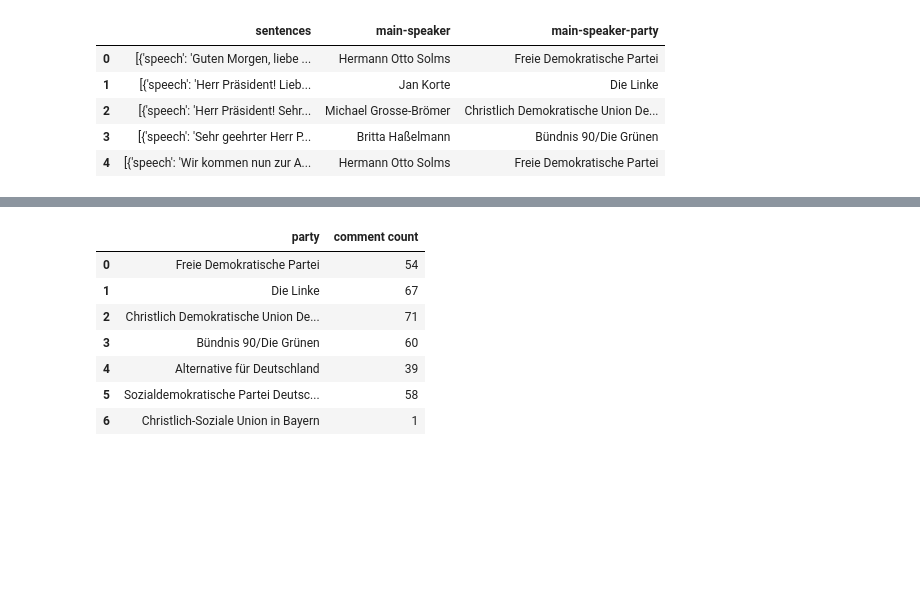
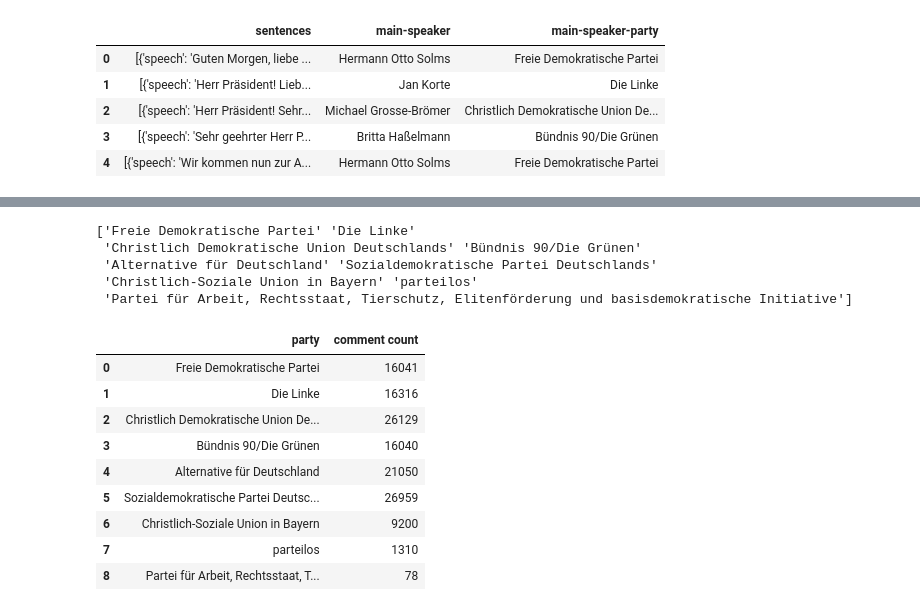
Before and after one commit to lukassailer/dl-bundestag, a Jupyter notebook: exp/comment_processing_01.ipynb, the cells around one changed output, grey strips where cells are left out. Saved outputs shown, nothing was run; the diff lists cells and outputs as text; code cells hidden in the pictures; blank space fills up the shorter version.

```diff
--- a/exp/comment_processing_01.ipynb
+++ b/exp/comment_processing_01.ipynb
@@ -61,20 +65,29 @@ speakersDF.plot.bar(x="speaker", y="comment count")
 # %%
-parties = dataExtracted["main-speaker-party"].unique()
+partiesUnfiltered = dataExtracted["main-speaker-party"].unique()
+parties = partiesUnfiltered[partiesUnfiltered != np.array(None)]
+print(parties)
 commentCountPerParty = [
     len(getComments(dataExtracted, partyFilter=party)) for party in parties]
 
 partiesDF = pd.DataFrame(
     data={"party": parties, "comment count": commentCountPerParty})
 partiesDF
 # %% [output]
+['Freie Demokratische Partei' 'Die Linke'
+ 'Christlich Demokratische Union Deutschlands' 'Bündnis 90/Die Grünen'
+ 'Alternative für Deutschland' 'Sozialdemokratische Partei Deutschlands'
+ 'Christlich-Soziale Union in Bayern' 'parteilos'
+ 'Partei für Arbeit, Rechtsstaat, Tierschutz, Elitenförderung und basisdemokratische Initiative']
 |  | party | comment count |
-| 0 | Freie Demokratische Partei | 54 |
-| 1 | Die Linke | 67 |
-| 2 | Christlich Demokratische Union De... | 71 |
-| 3 | Bündnis 90/Die Grünen | 60 |
-| 4 | Alternative für Deutschland | 39 |
-| 5 | Sozialdemokratische Partei Deutsc... | 58 |
-| 6 | Christlich-Soziale Union in Bayern | 1 |
+| 0 | Freie Demokratische Partei | 16041 |
+| 1 | Die Linke | 16316 |
+| 2 | Christlich Demokratische Union De... | 26129 |
+| 3 | Bündnis 90/Die Grünen | 16040 |
+| 4 | Alternative für Deutschland | 21050 |
+| 5 | Sozialdemokratische Partei Deutsc... | 26959 |
+| 6 | Christlich-Soziale Union in Bayern | 9200 |
+| 7 | parteilos | 1310 |
+| 8 | Partei für Arbeit, Rechtsstaat, T... | 78 |
 # %%
 ax = partiesDF.plot.bar(x="party", y="comment count", legend=False)
 ax.set_ylabel("comment count")
```
Also changed, not shown: parts of 4 cells of this notebook, 2 other files.
